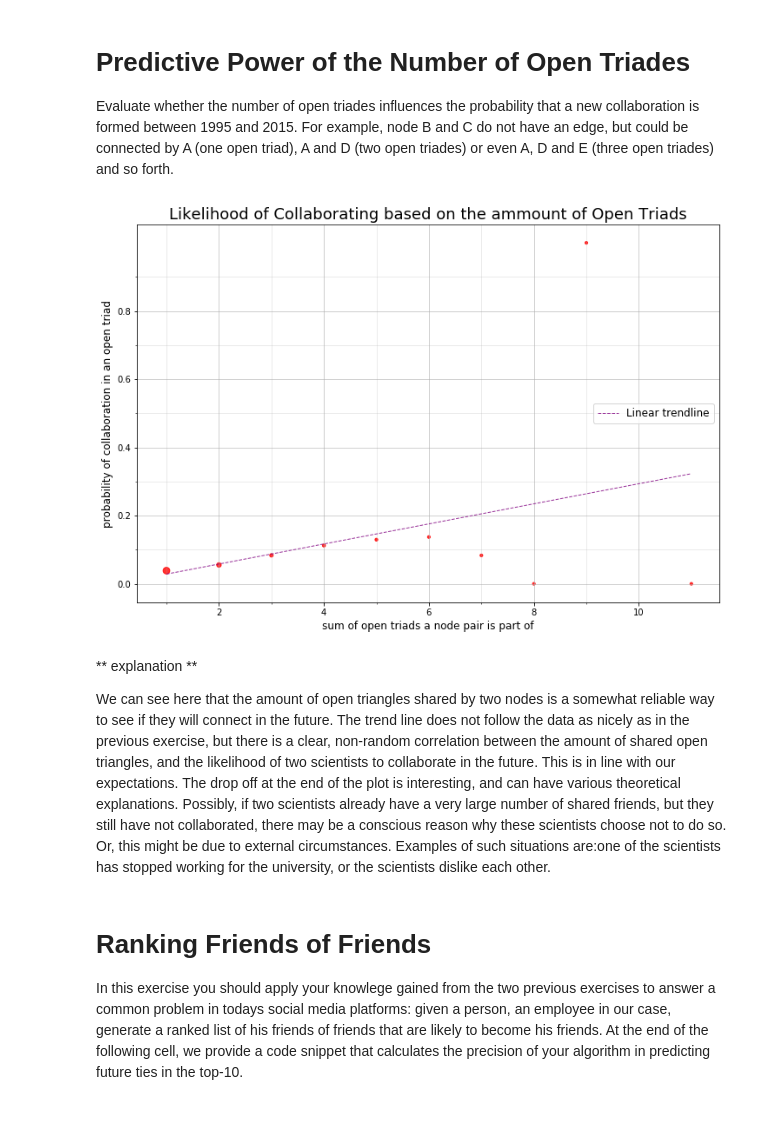
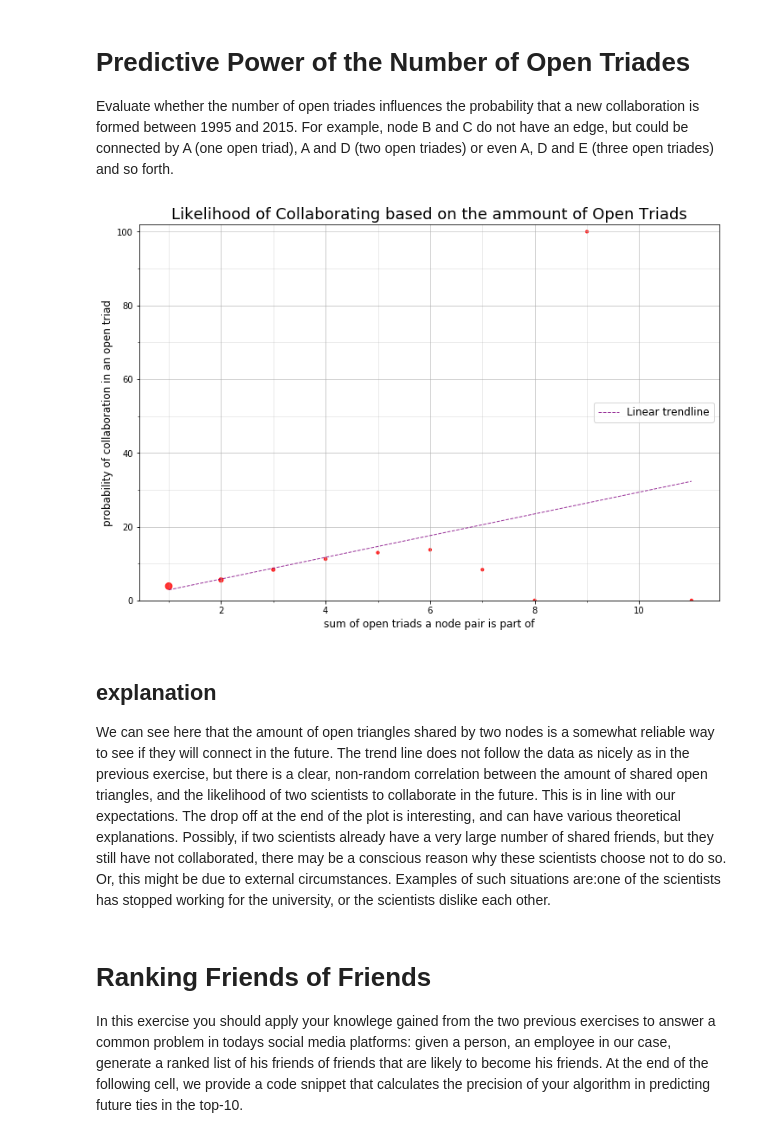
Before and after one commit to emielsteegh/network-data-science, a Jupyter notebook: week1proj/week1-project.ipynb, the cells around one changed output. Saved outputs shown, nothing was run; the diff lists cells and outputs as text; code cells hidden in the pictures.

```diff
--- a/week1proj/week1-project.ipynb
+++ b/week1proj/week1-project.ipynb
@@ -212,8 +219,8 @@ def open_triangle_count(graph):
     """
 
     results = {}
-    for node in graph.nodes():
-        neighbor_tuples = [ (node_1, node_2) for node_1 in graph[node] for node_2 in graph[node] if node_1 > node_2 ]
+    for node_pivot in graph.nodes():
+        neighbor_tuples = [ (node_1, node_2) for node_1 in graph[node_pivot] for node_2 in graph[node_pivot] if node_1 > node_2 ]
         for node_1, node_2 in neighbor_tuples:
             if node_2 not in graph[node_1]: # if node 2 is not a neighbor of node 1
                 r = tuple([node_1, node_2])
@@ -251,7 +258,7 @@ def plot_open_triad_prediction(pair_count_dictionary,new_graph, old_graph):
         no_collaboration_rate = collab_rates[1]
         total = float(collaboration_rate + no_collaboration_rate)
         avg = float(collaboration_rate) / total
-        sorted_data.append([triangle_count, avg, total])
+        sorted_data.append([triangle_count, avg*100, total])
     sorted_data.sort()
 
 
@@ -271,38 +278,45 @@ def plot_open_triad_prediction(pair_count_dictionary,new_graph, old_graph):
     plt.xlabel('sum of open triads a node pair is part of', fontsize = 12)
 
     x_max = max(x)
     major_ticks_x = np.arange(0,x_max,2)
     minor_ticks_x = np.arange(0,x_max,1)
     ax.set_xticks(major_ticks_x)
     ax.set_xticks(minor_ticks_x, minor = True)
 
     y_max = max(y)
-    major_ticks_y = np.arange(0,y_max,0.2)
-    minor_ticks_y = np.arange(0,y_max,0.1)
+    major_ticks_y = np.arange(0,y_max+10,20)
+    minor_ticks_y = np.arange(0,y_max,10)
     ax.set_yticks(major_ticks_y)
     ax.set_yticks(minor_ticks_y, minor = True)
+    plt.ylim(0,102)
+
+#     y_max = max(y)
+#     major_ticks_y = np.arange(0,y_max,0.2)
+#     minor_ticks_y = np.arange(0,y_max,0.1)
+#     ax.set_yticks(major_ticks_y)
+#     ax.set_yticks(minor_ticks_y, minor = True)
 
     ax.grid(which='major', alpha = 0.6)
     ax.grid(which='minor', alpha = 0.3)
 
     scatter = plt.scatter(x,y, alpha = 0.8, s = scale_list, c= 'r')
 
     polynomial_coefficients = np.polyfit(x,y, 1)
     polynomial = np.poly1d(polynomial_coefficients)
     trendline = plt.plot(x,polynomial(x), '--', color = "purple", alpha = 0.8, linewidth = 1, label = 'Linear trendline')
 
     ax.legend(loc = 'center right', fontsize = 12)
 
     plt.show()
     return polynomial
 
 # END SOLUTION
 triangle_counts = open_triangle_count(G1995)
 open_triad_trendline = plot_open_triad_prediction(triangle_counts,G2015,G1995)
 # %% [output]
-[figure, old version]
+[figure, new version]
 # %% [markdown]
-** explanation **
+## explanation
 
 We can see here that the amount of open triangles shared by two nodes is a somewhat reliable way to see if they will connect in the future.
 The trend line does not follow the data as nicely as in the previous exercise, but there is a clear, non-random correlation between the amount of shared open triangles, and the likelihood of two scientists to collaborate in the future.
```
Also changed, not shown: parts of 5 cells of this notebook.
